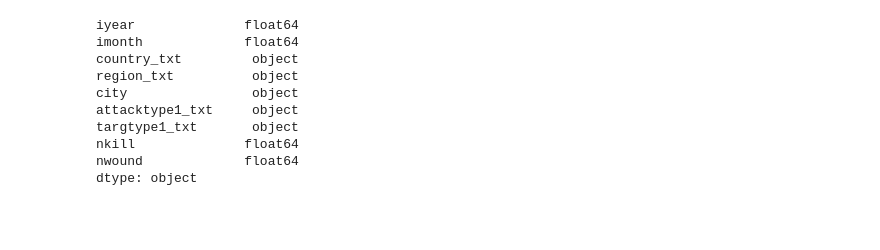
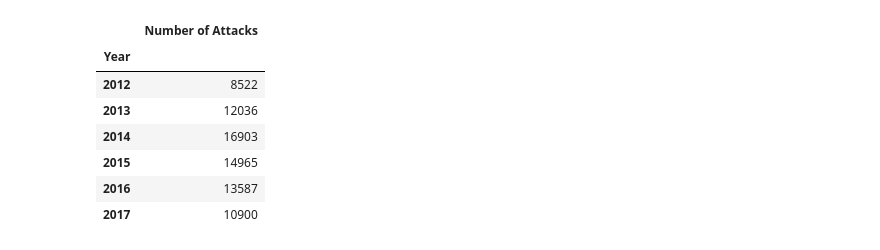
Before and after one commit to kristen-hyman/Group_Project, a Jupyter notebook: happyterror.ipynb, the cells around one changed output. Drawn from its saved outputs; the diff is of its cells as text; code cells hidden in the pictures; blank space fills up the shorter version.

```diff
--- a/happyterror.ipynb
+++ b/happyterror.ipynb
@@ -63,13 +34,14 @@ df_new.pivot_table(index='Year',values=['Number Killed','Number Wounded'])
-# %%
-new_df.dtypes
-# %% [output]
-iyear              float64
-imonth             float64
-country_txt         object
-region_txt          object
-city                object
-attacktype1_txt     object
-targtype1_txt       object
-nkill              float64
-nwound             float64
-dtype: object
+# %%
+worldwide=df1.groupby(["Year"]).count()
+worldwidecount=worldwide[["Country"]]
+renamed_worldwidecount= worldwidecount.rename(columns={"Country": "Number of Attacks"})
+renamed_worldwidecount
+# %% [output]
+|  | Number of Attacks |
+| Year |  |
+| 2012 | 8522 |
+| 2013 | 12036 |
+| 2014 | 16903 |
+| 2015 | 14965 |
+| 2016 | 13587 |
+| 2017 | 10900 |
```
Also changed, not shown: parts of 9 cells of this notebook, 2 other files.
